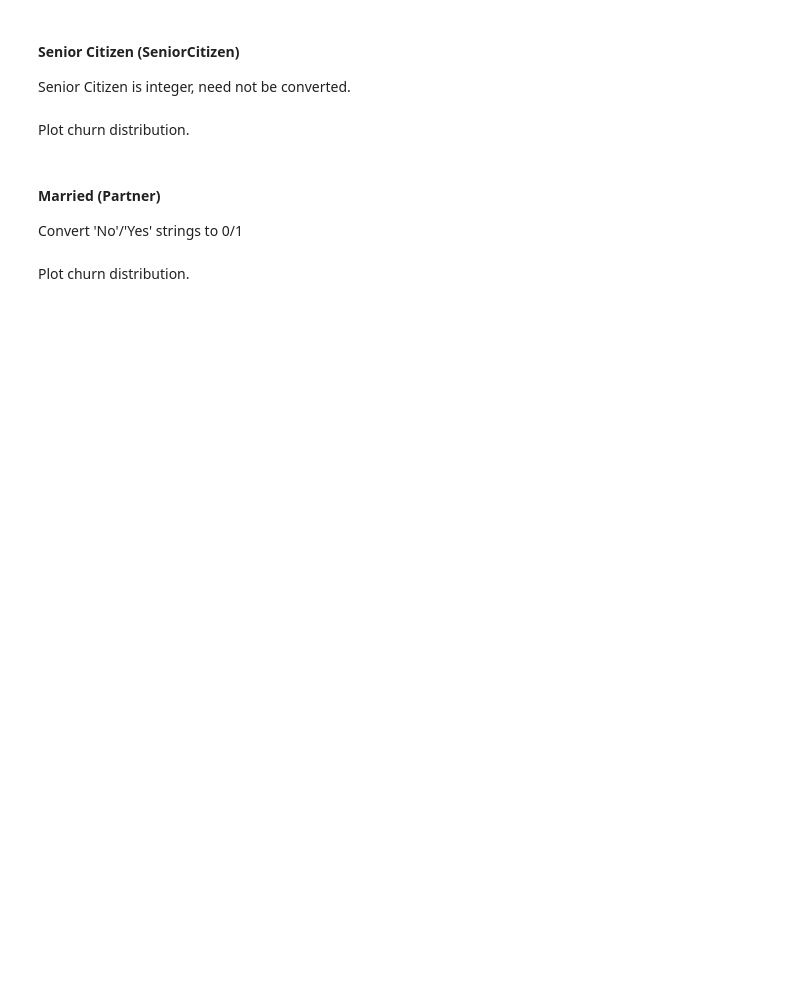
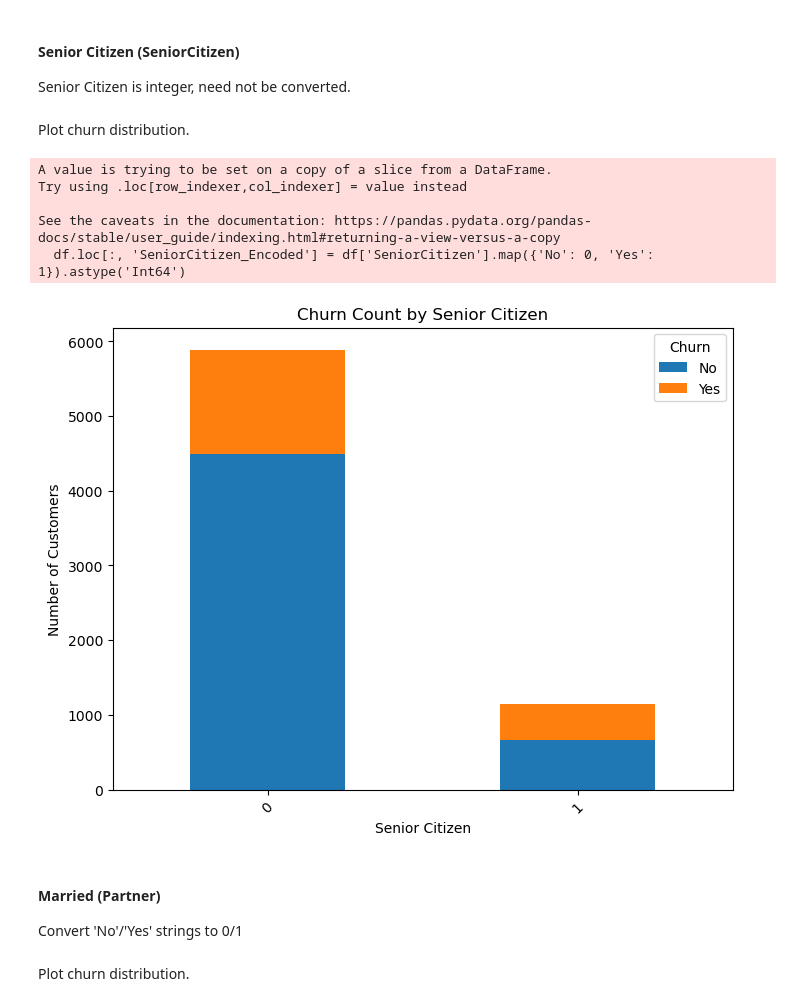
Before and after one commit to kushnertodd/telco-customer-churn, a Jupyter notebook: telco-customer-churn.ipynb, the cells around one changed output. Drawn from its saved outputs; the diff is of its cells as text; code cells hidden in the pictures; blank space fills up the shorter version.

Commit message:
more data cleaning to be done

```diff
--- a/telco-customer-churn.ipynb
+++ b/telco-customer-churn.ipynb
@@ -179,0 +255,7 @@ df.nunique()
+# %%
+# Convert SeniorCitizen 0/1 values to 'No'/'Yes'
+df['SeniorCitizen'] = df['SeniorCitizen'].map({0: 'No', 1: 'Yes'})
+print("SeniorCitizen data type: ",df['SeniorCitizen'].dtype)
+# Convert empty strings and whitespace strings to NaN, then check missing value counts
+df["TotalCharges"] = pd.to_numeric(df["TotalCharges"], errors='coerce')
+print("TotalCharges data type: ",df['TotalCharges'].dtype)
@@ -226,3 +357,3 @@ plt.show()
 # %%
-df['gender_Encoded'] = df['gender'].map({'Male': 0, 'Female': 1}).astype('Int64')
+df.loc[:, 'gender_Encoded'] = df['gender'].map({'Male': 0, 'Female': 1}).astype('Int64')
 print(df.loc[0:4, ['gender', 'gender_Encoded']])
@@ -232,15 +375,22 @@ Senior Citizen is integer, need not be converted.
 # %% [markdown]
 Plot churn distribution.
 # %%
-import matplotlib.pyplot as plt
-offer_churn = pd.crosstab(df.loc[df['SeniorCitizen'] != "None", 'SeniorCitizen'], df['Churn'])
+df.loc[:, 'SeniorCitizen_Encoded'] = df['SeniorCitizen'].map({'No': 0, 'Yes': 1}).astype('Int64')
+offer_churn = pd.crosstab(df.loc[df['SeniorCitizen_Encoded'] != "None", 'SeniorCitizen_Encoded'], df['Churn'])
 offer_churn.plot(kind='bar', stacked=True, figsize=(8,6))
 plt.title("Churn Count by Senior Citizen")
 plt.xlabel("Senior Citizen")
 plt.ylabel("Number of Customers")
 plt.legend(title="Churn", labels=["No", "Yes"])
 plt.xticks(rotation=45)
 plt.show()
+# %% [output]
+A value is trying to be set on a copy of a slice from a DataFrame.
+Try using .loc[row_indexer,col_indexer] = value instead
+
+See the caveats in the documentation: https://pandas.pydata.org/pandas-docs/stable/user_guide/indexing.html#returning-a-view-versus-a-copy
+  df.loc[:, 'SeniorCitizen_Encoded'] = df['SeniorCitizen'].map({'No': 0, 'Yes': 1}).astype('Int64')
+[figure, added]
 # %% [markdown]
 #### Married (Partner)
 Convert 'No'/'Yes' strings to 0/1
```
Also changed, not shown: parts of 61 cells of this notebook, 1 other file.
